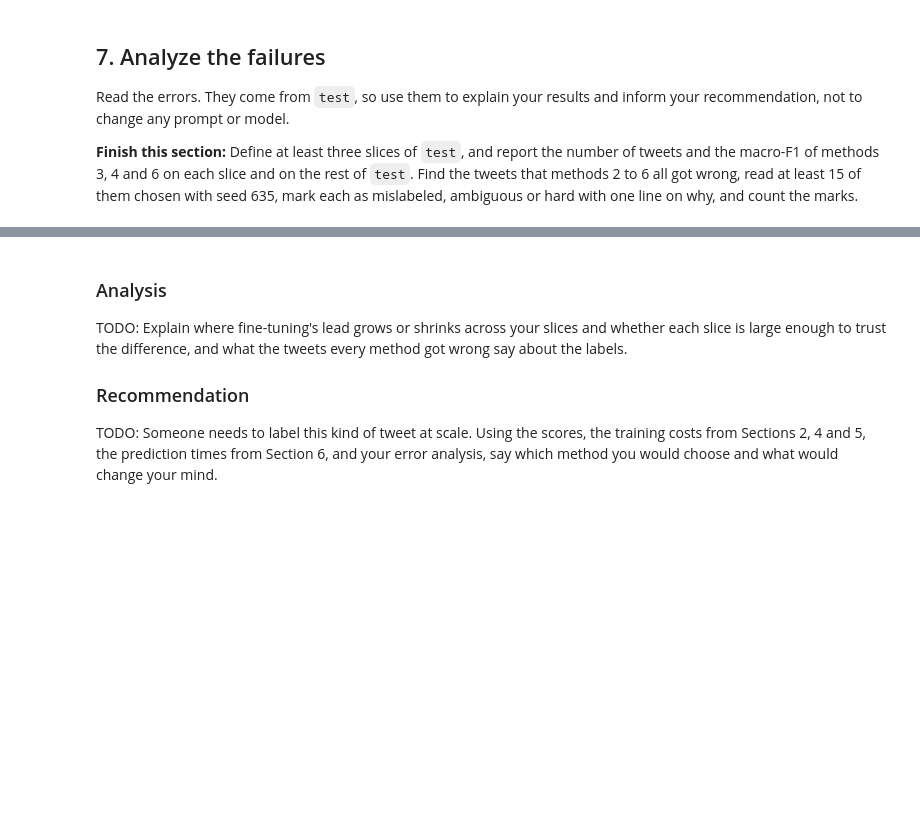
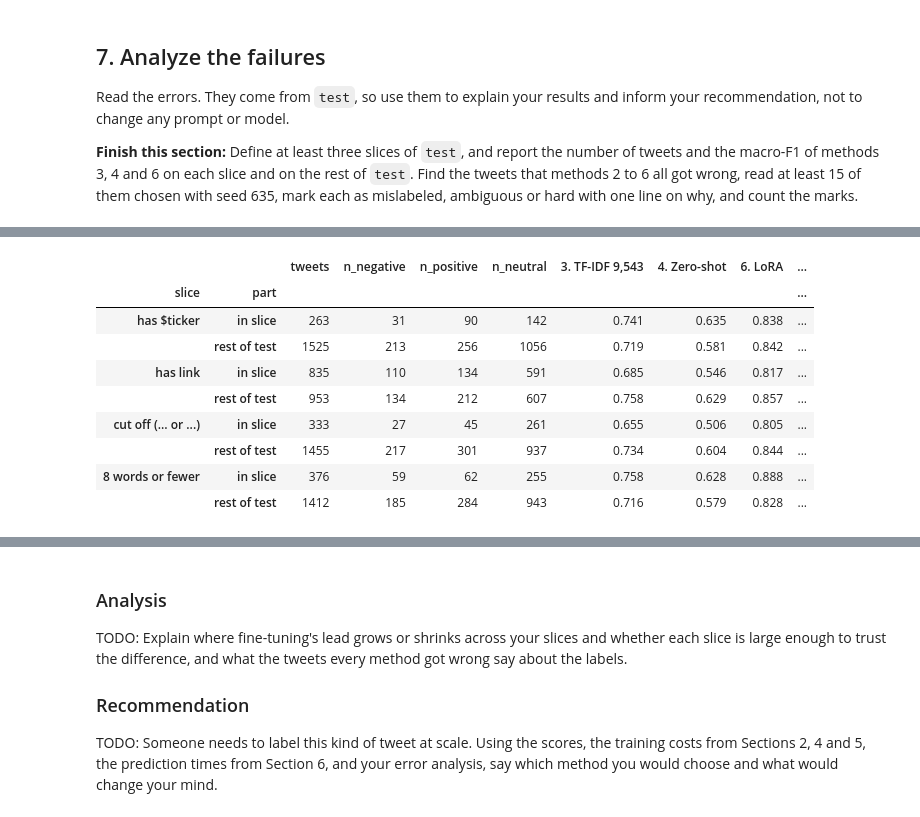
Before and after one commit to swstevens/ics635-assignment2, a Jupyter notebook: hw2.ipynb, the cells around one changed output, grey strips where cells are left out. Saved outputs shown, nothing was run; the diff lists cells and outputs as text; code cells hidden in the pictures; blank space fills up the shorter version.

```diff
--- a/hw2.ipynb
+++ b/hw2.ipynb
@@ -974,3 +981,58 @@ display(test_results)
 # %%
-# TODO: Define at least three slices of test. For each slice and the rest of test, report the number of tweets and the macro-F1 of methods 3, 4 and 6.
+import numpy as np
+
+text = results["text"]
+SLICES = {   # yes/no rules computed from the tweet text
+    "has $ticker": text.str.contains(r"\$[A-Za-z]{1,5}\b"),
+    "has link": text.str.contains(r"https?://"),
+    "cut off (… or ...)": text.str.contains(r"…|\.\.\."),
+    "8 words or fewer": text.str.split().str.len() <= 8,
+}
+SLICE_METHODS = {"tfidf_9543": "3. TF-IDF 9,543", "zero_shot": "4. Zero-shot", "lora": "6. LoRA"}
+
+
+def macro_f1(gold, preds):
+    return f1_score(gold, preds, labels=LABELS, average="macro", zero_division=0)
+
+
+def lead_interval(part, n_boot=1000):
+    """95% bootstrap interval for LoRA's macro-F1 lead over TF-IDF 9,543 within one part of test."""
+    rng = np.random.default_rng(SEED)
+    gold, lora, tfidf = (part[col].to_numpy() for col in ("gold", "lora", "tfidf_9543"))
+    leads = []
+    for _ in range(n_boot):
+        i = rng.integers(0, len(part), len(part))
+        leads.append(macro_f1(gold[i], lora[i]) - macro_f1(gold[i], tfidf[i]))
+    low, high = np.percentile(leads, [2.5, 97.5])
+    return f"[{low:+.3f}, {high:+.3f}]"
+
+
+slice_rows = []
+for slice_name, in_slice in SLICES.items():
+    for part_name, mask in [("in slice", in_slice), ("rest of test", ~in_slice)]:
+        part = results[mask]
+        counts = part["gold"].value_counts()
+        f1s = {name: macro_f1(part["gold"], part[col]) for col, name in SLICE_METHODS.items()}
+        slice_rows.append({
+            "slice": slice_name, "part": part_name, "tweets": len(part),
+            **{f"n_{label}": counts.get(label, 0) for label in LABELS},
+            **{name: round(f1, 3) for name, f1 in f1s.items()},
+            "LoRA lead vs 3": round(f1s["6. LoRA"] - f1s["3. TF-IDF 9,543"], 3),
+            "95% CI of lead vs 3": lead_interval(part),
+            "LoRA lead vs 4": round(f1s["6. LoRA"] - f1s["4. Zero-shot"], 3),
+        })
+
+slice_table = pd.DataFrame(slice_rows).set_index(["slice", "part"])
+slice_table
+# %% [output]
+|  |  | tweets | n_negative | n_positive | n_neutral | 3. TF-IDF 9,543 | 4. Zero-shot | 6. LoRA | ... |
+| slice | part |  |  |  |  |  |  |  | ... |
+| has $ticker | in slice | 263 | 31 | 90 | 142 | 0.741 | 0.635 | 0.838 | ... |
+|  | rest of test | 1525 | 213 | 256 | 1056 | 0.719 | 0.581 | 0.842 | ... |
+| has link | in slice | 835 | 110 | 134 | 591 | 0.685 | 0.546 | 0.817 | ... |
+|  | rest of test | 953 | 134 | 212 | 607 | 0.758 | 0.629 | 0.857 | ... |
+| cut off (… or ...) | in slice | 333 | 27 | 45 | 261 | 0.655 | 0.506 | 0.805 | ... |
+|  | rest of test | 1455 | 217 | 301 | 937 | 0.734 | 0.604 | 0.844 | ... |
+| 8 words or fewer | in slice | 376 | 59 | 62 | 255 | 0.758 | 0.628 | 0.888 | ... |
+|  | rest of test | 1412 | 185 | 284 | 943 | 0.716 | 0.579 | 0.828 | ... |
 # %%
```
Also changed, not shown: parts of 4 cells of this notebook, 1 other file.
